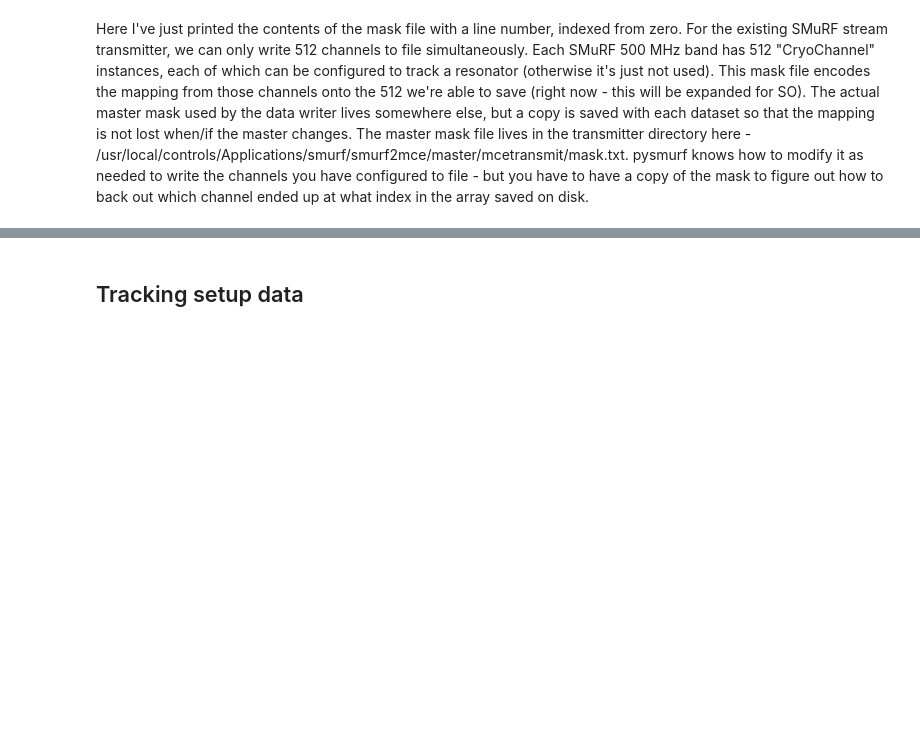
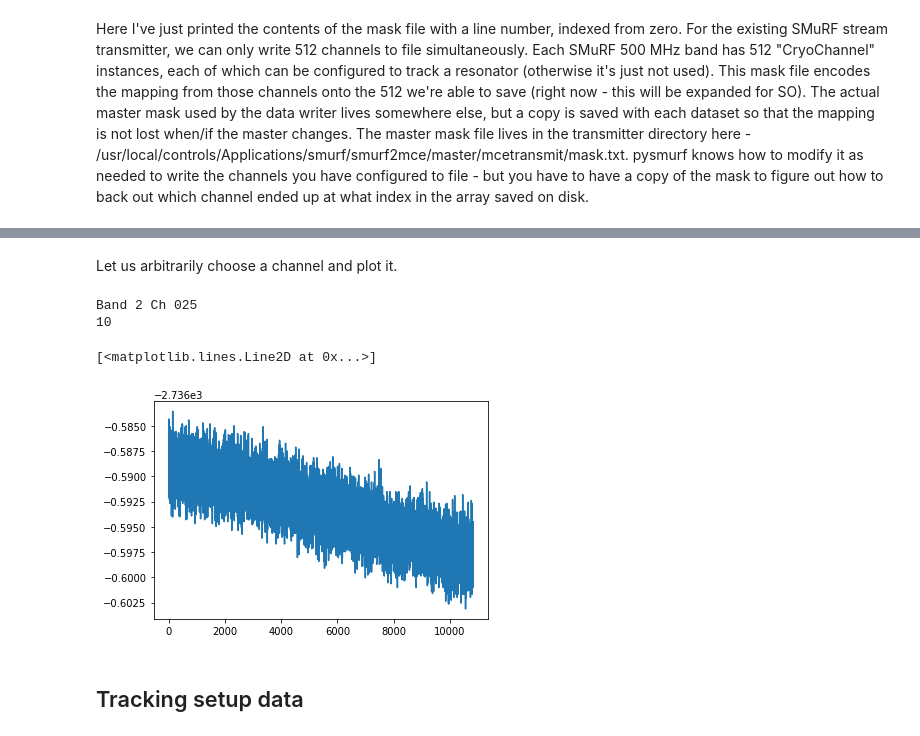
Before and after one commit to swh76/smurf_tutorials, a Jupyter notebook: data.ipynb, the cells around one changed output, grey strips where cells are left out. Cells and saved outputs as stored; diff of their text form; code cells hidden in the pictures; blank space fills up the shorter version.

Commit message:
Ed added some things to data.ipynb

```diff
--- a/data.ipynb
+++ b/data.ipynb
@@ -41,5 +41,5 @@ S = pysmurf.SmurfControl(make_logfile=False, setup=False, epics_root='test_epics
                          cfg_file='/usr/local/controls/Applications/smurf/pysmurf/pysmurf/cfg_files/experiment_fp28_smurfsrv04.cfg')
 
 # Stream data to file for 60 seconds
-S.take_stream_data(meas_time=60)
+datadir = S.take_stream_data(meas_time=60)
 # %% [output]
@@ -115,0 +117,2 @@ Lastly, the .dat file is data.
+# %%
+t, dat, mask = S.read_stream_data(datadir)
@@ -115,0 +129,4 @@ Lastly, the .dat file is data.
+# %%
+band, channel = np.where(mask != -1)
+print(band)
+print(channel)
@@ -116,3 +152,18 @@ Lastly, the .dat file is data.
+# %% [markdown]
+Let us arbitrarily choose a channel and plot it.
+# %%
+idx = 10
+print('Band {} Ch {:03}'.format(band[idx], channel[idx]))
+print(mask[band[idx],channel[idx]])
+# %% [output]
+Band 2 Ch 025
+10
+# %%
+import matplotlib.pyplot as plt
+plt.plot(dat[mask[band[idx], channel[idx]]])
+# %% [output]
+[<matplotlib.lines.Line2D at 0x...>]
+[figure, added]
 # %% [markdown]
 ## Tracking setup data
 # %% [markdown]
```
Also changed, not shown: parts of 10 cells of this notebook.
